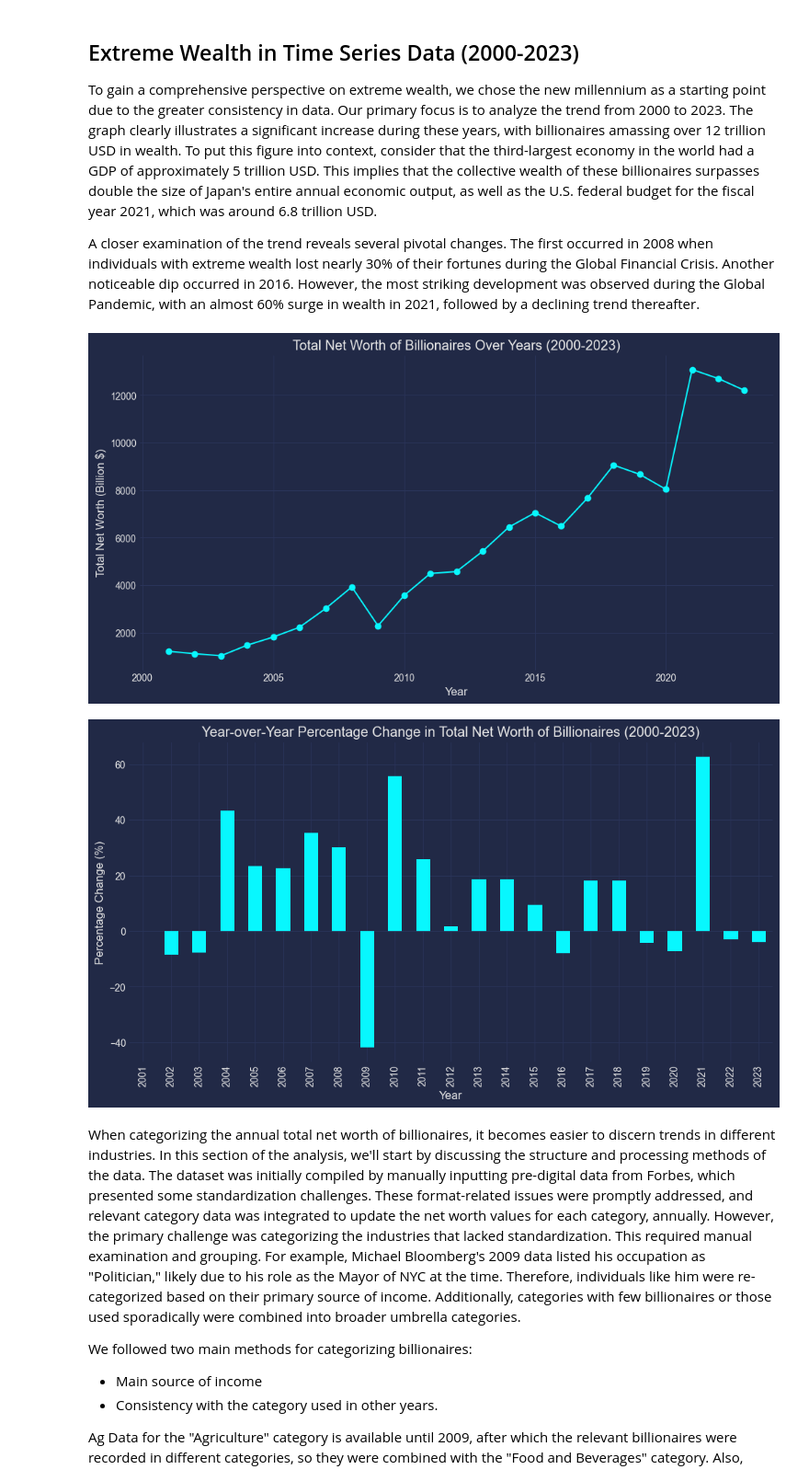
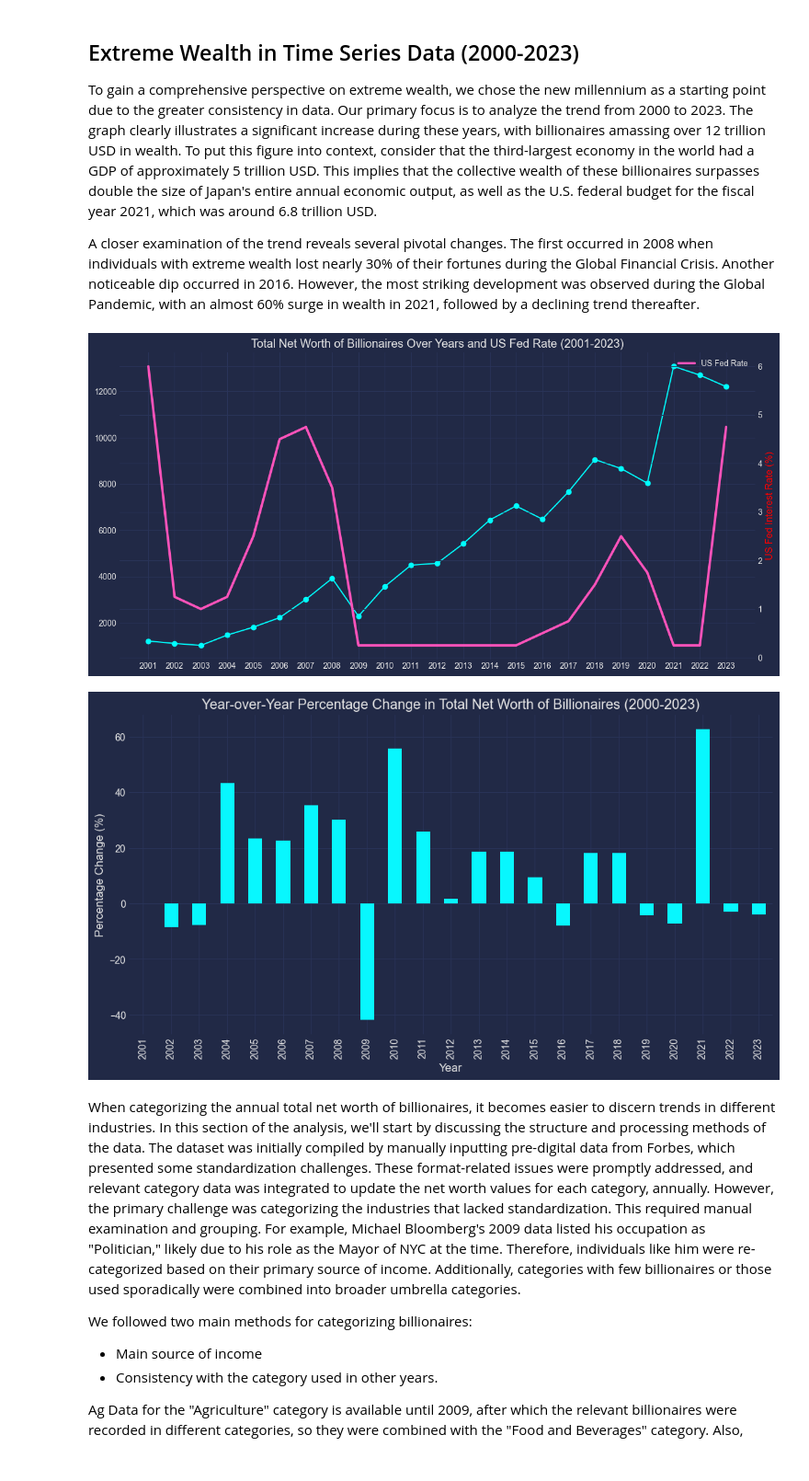
Before and after one commit to hcagatayyilmaz/data-literacy-extreme-wealth-analysis, a Jupyter notebook: data-literacy-project-extreme-wealth-analysis.ipynb, the cells around one changed output. Shown at 92% size. Saved outputs shown, nothing was run; the diff lists cells and outputs as text; code cells hidden in the pictures.

Commit message:
finalize by adding tax rate

```diff
--- a/data-literacy-project-extreme-wealth-analysis.ipynb
+++ b/data-literacy-project-extreme-wealth-analysis.ipynb
@@ -65,24 +65,64 @@ except Exception as e:
 To gain a comprehensive perspective on extreme wealth, we chose the new millennium as a starting point due to the greater consistency in data. Our primary focus is to analyze the trend from 2000 to 2023. The graph clearly illustrates a significant increase during these years, with billionaires amassing over 12 trillion USD in wealth. To put this figure into context, consider that the third-largest economy in the world had a GDP of approximately 5 trillion USD. This implies that the collective wealth of these billionaires surpasses double the size of Japan's entire annual economic output, as well as the U.S. federal budget for the fiscal year 2021, which was around 6.8 trillion USD.
 
 A closer examination of the trend reveals several pivotal changes. The first occurred in 2008 when individuals with extreme wealth lost nearly 30% of their fortunes during the Global Financial Crisis. Another noticeable dip occurred in 2016. However, the most striking development was observed during the Global Pandemic, with an almost 60% surge in wealth in 2021, followed by a declining trend thereafter.
+# %%
+# Convert Net Worth to numeric
+dataset_2000_2023['net_worth'] = dataset_2000_2023['net_worth'].replace({'\$': '', ' B': ''}, regex=True).astype(float)
+# Filter data for years between 2000 and 2023
+filtered_data = dataset_2000_2023[(dataset_2000_2023['year'] >= 2001) & (dataset_2000_2023['year'] <= 2023)]
+# Group by year and sum net worth
+yearly_total = filtered_data.groupby('year')['net_worth'].sum()
+# Load the US Federal Reserve interest rate data
+us_fed_rate = pd.read_csv('US Fed Rate.csv')
+# Parse the 'Release Date' to extract the year and convert it to string
+us_fed_rate['year'] = pd.to_datetime(us_fed_rate['Release Date']).dt.strftime('%Y')
+# Remove the percentage sign from 'Actual' and convert it to float
+us_fed_rate['rate'] = us_fed_rate['Actual'].str.rstrip('%').astype(float)
+
+# We'll take the last rate of the year for plotting
+us_fed_rate_yearly = us_fed_rate.groupby('year')['rate'].last().reset_index()
+
+# Ensure the 'year' in 'yearly_total' and 'us_fed_rate_yearly' is of the same data type
+yearly_total.index = yearly_total.index.astype(str)
+us_fed_rate_yearly['year'] = us_fed_rate_yearly['year'].astype(str)
+
+# Ensure years match in both datasets (from 2001 onwards)
+us_fed_rate_yearly = us_fed_rate_yearly[us_fed_rate_yearly['year'].isin(yearly_total.index)]
+
+# Plotting
+plt.figure(figsize=(12, 6))
+
+# Plot the total net worth by year
+plt.plot(yearly_total.index, yearly_total, marker='o', color='cyan', label='Total Net Worth')
+
+# Create a secondary y-axis for the Federal Reserve interest rate
+ax2 = plt.gca().twinx()
+
+# Plot the US Federal Reserve interest rate trend on the secondary y-axis
+ax2.plot(us_fed_rate_yearly['year'], us_fed_rate_yearly['rate'], color='#FE53BB', linestyle='solid', label='US Fed Rate', linewidth=3)
+
+# Set the labels for the primary y-axis (left y-axis)
+plt.xlabel('Year')
+plt.ylabel('Total Net Worth (Billion $)', color='cyan')
+
+# Set the labels for the secondary y-axis (right y-axis)
+ax2.set_ylabel('US Fed Interest Rate (%)', color='r')
+
+# Set the title and add gridlines
+plt.title('Total Net Worth of Billionaires Over Years and US Fed Rate (2001-2023)')
+plt.grid(True)
+
+# Add legends for both line plots
+plt.legend(loc='upper left')
+ax2.legend(loc='upper right')
+
+# Show the plot with a tight layout to fit all labels and legends
+plt.tight_layout()
+plt.show()
+# %% [output]
+[figure, added]
 # %%
-# Convert Net Worth to numeric
-dataset_2000_2023['net_worth'] = dataset_2000_2023['net_worth'].replace({'\$': '', ' B': ''}, regex=True).astype(float)
 
-# Filter data for years between 2000 and 2023
-filtered_data = dataset_2000_2023[(dataset_2000_2023['year'] >= 2001) & (dataset_2000_2023['year'] <= 2023)]
-
-# Group by year and sum net worth
-yearly_total = filtered_data.groupby('year')['net_worth'].sum()
-
-# Plotting
-plt.figure(figsize=(12, 6))
-plt.plot(yearly_total.index, yearly_total.values, marker='o')
-plt.title('Total Net Worth of Billionaires Over Years (2000-2023)')
-plt.xlabel('Year')
-plt.ylabel('Total Net Worth (Billion $)')
-plt.grid(True)
-plt.show()
 
 # Calculate the percentage change year over year
 yearly_change = yearly_total.pct_change() * 100  # Convert to percentage
@@ -95,8 +135,7 @@ plt.ylabel('Percentage Change (%)')
 plt.grid(True)
 plt.show()
 # %% [output]
-[figure, old version]
+[figure, new version]
-[figure, removed]
 # %% [markdown]
 When categorizing the annual total net worth of billionaires, it becomes easier to discern trends in different industries. In this section of the analysis, we'll start by discussing the structure and processing methods of the data. The dataset was initially compiled by manually inputting pre-digital data from Forbes, which presented some standardization challenges. These format-related issues were promptly addressed, and relevant category data was integrated to update the net worth values for each category, annually. However, the primary challenge was categorizing the industries that lacked standardization. This required manual examination and grouping. For example, Michael Bloomberg's 2009 data listed his occupation as "Politician," likely due to his role as the Mayor of NYC at the time. Therefore, individuals like him were re-categorized based on their primary source of income. Additionally, categories with few billionaires or those used sporadically were combined into broader umbrella categories.
 
```
Also changed, not shown: parts of 1 cell of this notebook.
